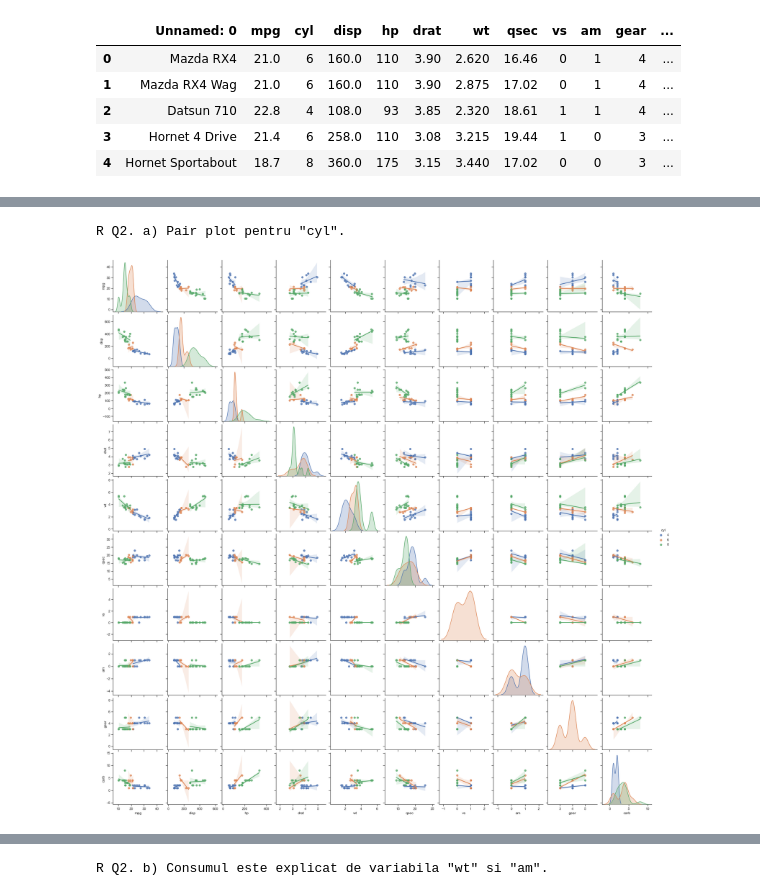
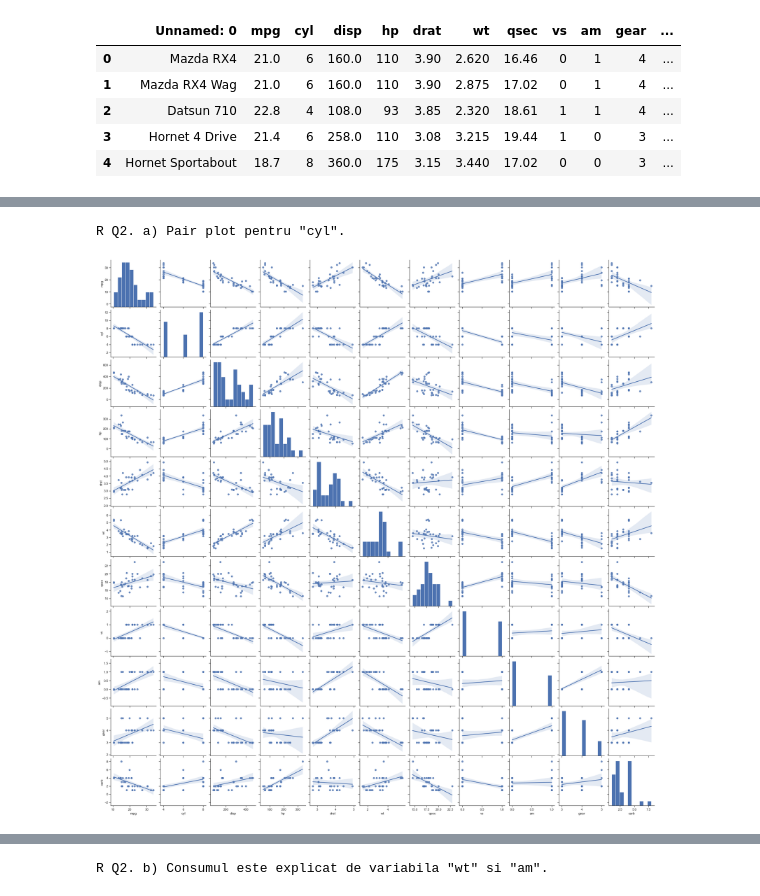
Before and after one commit to a3drian/isml, a Jupyter notebook: Lab9/cap8-Manghiuc_Teodor-Adrian-382.ipynb, the cells around one changed output, grey strips where cells are left out. Saved outputs shown, nothing was run; the diff lists cells and outputs as text; code cells hidden in the pictures.

```diff
--- a/Lab9/cap8-Manghiuc_Teodor-Adrian-382.ipynb
+++ b/Lab9/cap8-Manghiuc_Teodor-Adrian-382.ipynb
@@ -181,14 +291,12 @@ mtcars.describe()
 # %%
 print(f'R Q2. a) Pair plot pentru "cyl".')
 
-cyl = mtcars['cyl']
-
 sns.set(style='ticks') #trage linii de la cifrele de sub grafic catre grafic
-sns.pairplot(mtcars, hue='cyl', kind='reg')
+sns.pairplot(mtcars, kind='reg')
 plt.show()
 # %% [output]
 R Q2. a) Pair plot pentru "cyl".
-[figure, old version]
+[figure, new version]
 # %%
 print(f'R Q2. b) Coeficientii de regresie "cyl".')
 print()
```
Also changed, not shown: parts of 25 cells of this notebook, 5 other files.
